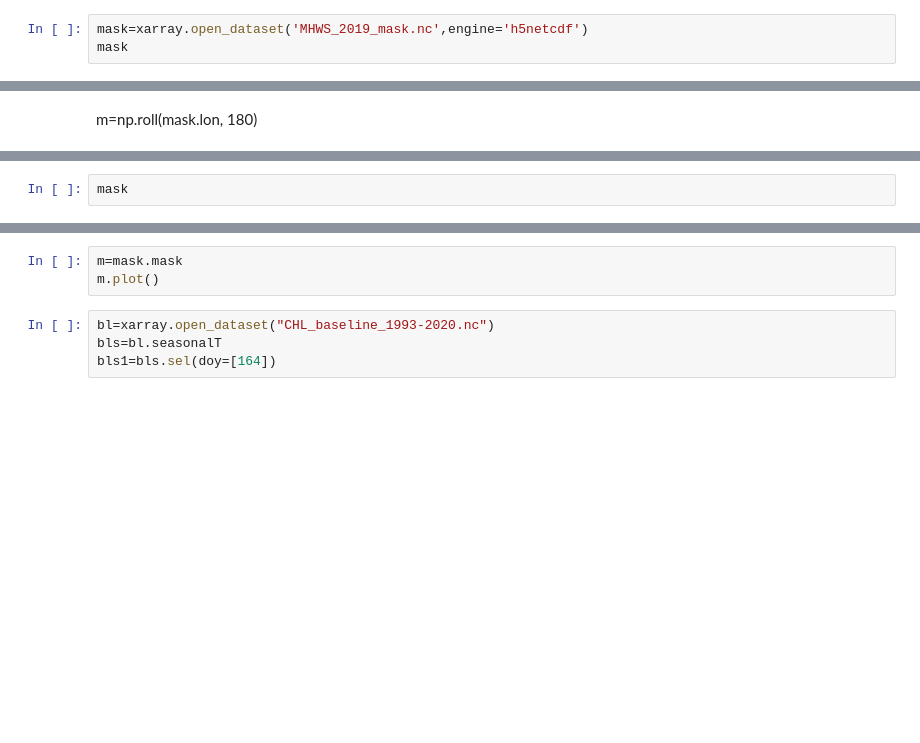
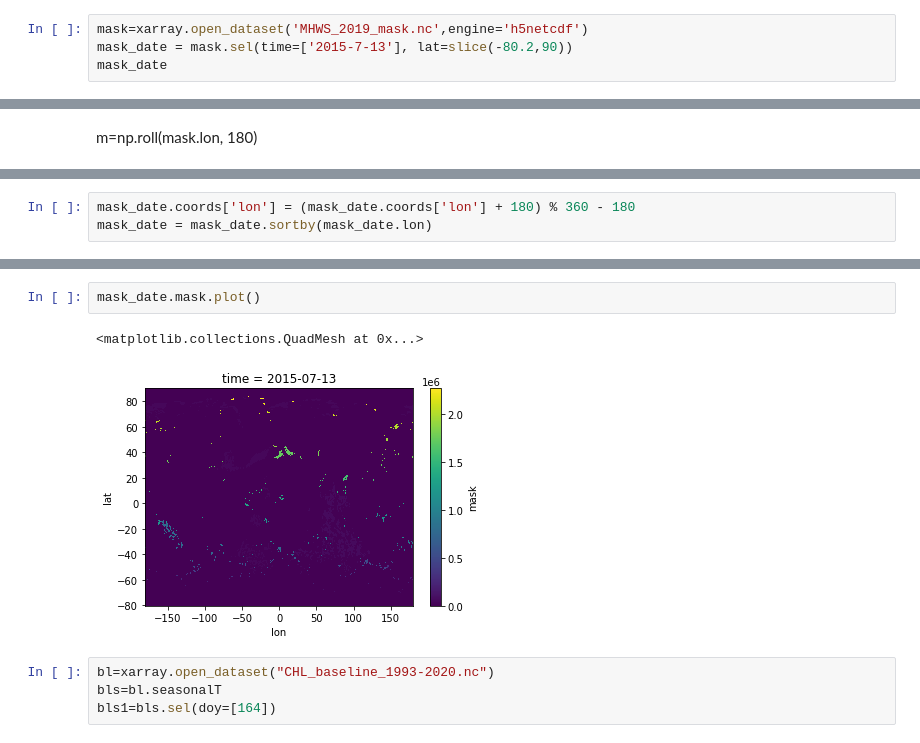
Before and after one commit to profxj/mhw_analysis, a Jupyter notebook: mhw_analysis/chl/lon_adjust.ipynb, the cells around one changed output, grey strips where cells are left out. Cells and saved outputs as stored; diff of their text form; blank space fills up the shorter version.

```diff
--- a/mhw_analysis/chl/lon_adjust.ipynb
+++ b/mhw_analysis/chl/lon_adjust.ipynb
@@ -18,6 +18,7 @@ import scipy.stats
 from statsmodels.stats.weightstats import ztest as ztest
 # %%
 mask=xarray.open_dataset('MHWS_2019_mask.nc',engine='h5netcdf')
-mask
+mask_date = mask.sel(time=['2015-7-13'], lat=slice(-80.2,90))
+mask_date
 # %% [output]
 <xarray.Dataset>
@@ -48,2 +44,3 @@ Data variables:
 # %%
-mask
+mask_date.coords['lon'] = (mask_date.coords['lon'] + 180) % 360 - 180
+mask_date = mask_date.sortby(mask_date.lon)
@@ -59,6 +58,8 @@ Data variables:
 # %%
-m=mask.mask
-m.plot()
+mask_date.mask.plot()
+# %% [output]
+<matplotlib.collections.QuadMesh at 0x...>
+[figure, added]
 # %%
 bl=xarray.open_dataset("CHL_baseline_1993-2020.nc")
 bls=bl.seasonalT
```
Also changed, not shown: parts of 8 cells of this notebook.
